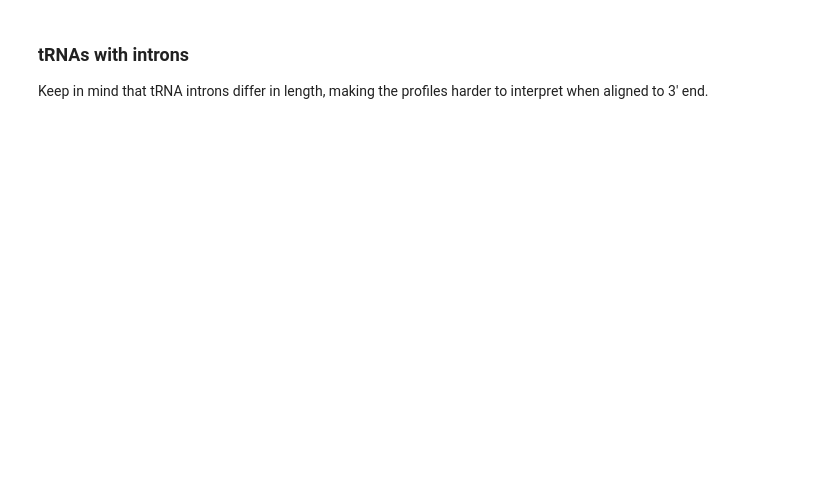
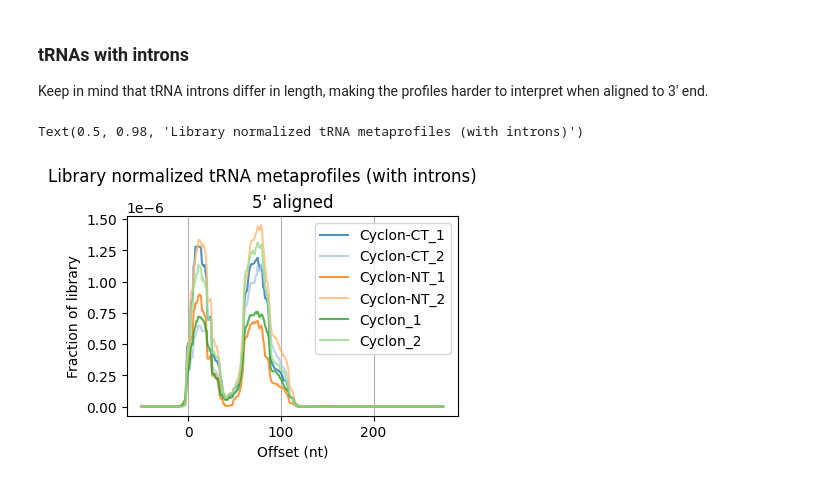
Before and after one commit to TurowskiLab/example-trxtools-Cyclon, a Jupyter notebook: analysis/03_human_tRNA.ipynb, the cells around one changed output. Drawn from its saved outputs; the diff is of its cells as text; code cells hidden in the pictures; blank space fills up the shorter version.

```diff
--- a/analysis/03_human_tRNA.ipynb
+++ b/analysis/03_human_tRNA.ipynb
@@ -162,18 +173,21 @@ mm03 = meta.getMultipleMatrices(
 )
 # %%
 mp03 = meta.metaprofile(mm03, agg_type='mean', normalize_internal=False)
-mp03 = ttm.cleanNames(mp03, ['../04_BigWig/AG241010_','_none_120mJ_','_read_CPM_fwd.bw'])
+mp03 = cleanNames(mp03, ['../04a_BigWig_umitools/AG241010_','_none_120mJ','_all_umitools_CPM_fwd.bw'])
 
 fig, ax = plt.subplots(1,1, figsize=(4,3), layout='constrained')
 colors = mpl.colormaps['tab20'].colors
 
 mp03.plot(color=colors, alpha=0.8, ax=ax)
 ax.set_title("5' aligned")
 
 
 ax.set_xlabel("Offset (nt)")
 ax.set_ylabel("Fraction of library")
 ax.grid(axis='x')
 plt.suptitle("Library normalized tRNA metaprofiles (with introns)")
+# %% [output]
+Text(0.5, 0.98, 'Library normalized tRNA metaprofiles (with introns)')
+[figure, added]
 # %%
 mp03_n = meta.metaprofile(mm03, agg_type='mean', normalize_internal=True)
```
Also changed, not shown: parts of 9 cells of this notebook, 6 other files.
